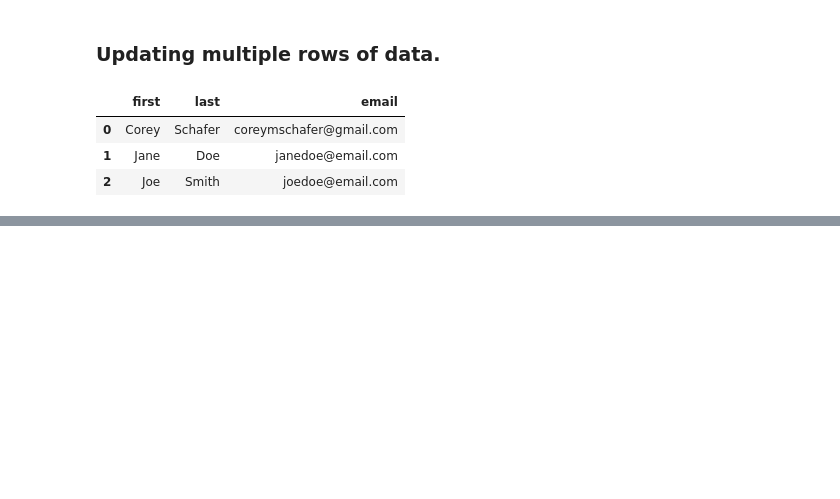
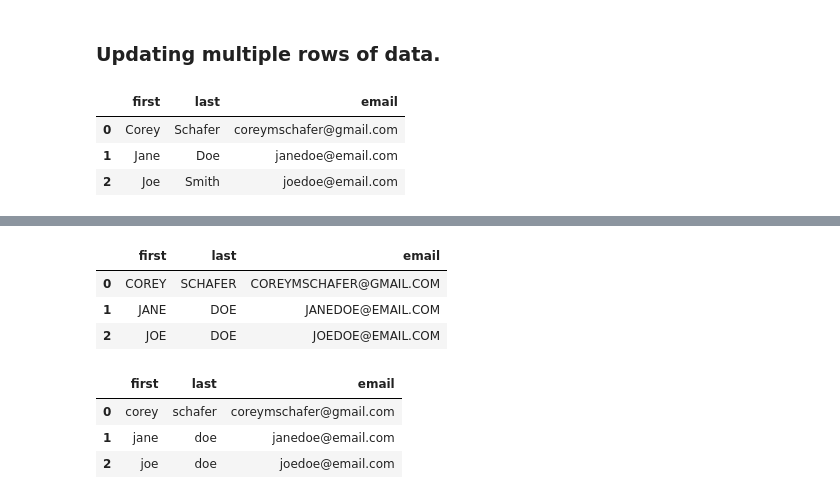
Before and after one commit to JonaJS/pandas_notebooks, a Jupyter notebook: 5_Updating Rows and Columns - Modifying Data Within DataFrames.ipynb, the cells around one changed output, grey strips where cells are left out. Cells and saved outputs as stored; diff of their text form; code cells hidden in the pictures; blank space fills up the shorter version.

```diff
--- a/5_Updating Rows and Columns - Modifying Data Within DataFrames.ipynb
+++ b/5_Updating Rows and Columns - Modifying Data Within DataFrames.ipynb
@@ -181,0 +326,14 @@ df
+# %%
+df.applymap(str.upper)
+# %% [output]
+|  | first | last | email |
+| 0 | COREY | SCHAFER | COREYMSCHAFER@GMAIL.COM |
+| 1 | JANE | DOE | JANEDOE@EMAIL.COM |
+| 2 | JOE | DOE | JOEDOE@EMAIL.COM |
+# %%
+df.applymap(str.lower)
+# %% [output]
+|  | first | last | email |
+| 0 | corey | schafer | coreymschafer@gmail.com |
+| 1 | jane | doe | janedoe@email.com |
+| 2 | joe | doe | joedoe@email.com |
```
Also changed, not shown: parts of 23 cells of this notebook.
